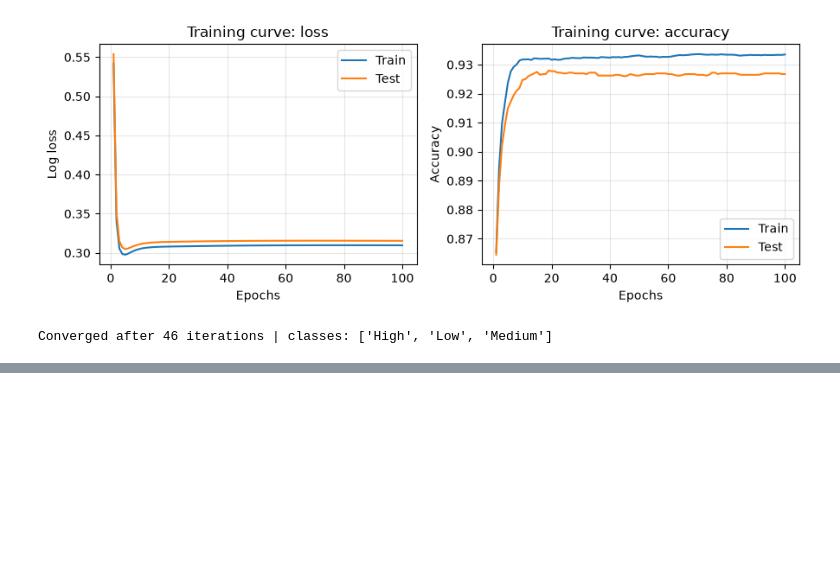
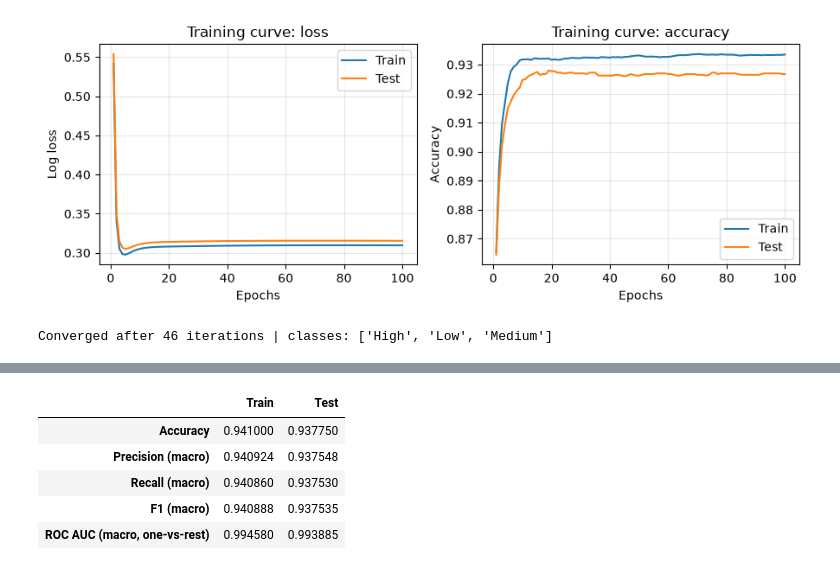
Before and after one commit to Shreyas-IITRPR/AI-Layoff-Risk-Predictor, a Jupyter notebook: ai101_team28.ipynb, the cells around one changed output, grey strips where cells are left out. Drawn from its saved outputs; the diff is of its cells as text; code cells hidden in the pictures; blank space fills up the shorter version.

Commit message:
implement model evaluation and metrics

```diff
--- a/ai101_team28.ipynb
+++ b/ai101_team28.ipynb
@@ -264,0 +268,27 @@ Converged after 46 iterations | classes: ['High', 'Low', 'Medium']
+# %%
+def evaluate(model, X_t, y_true):
+    pred = model.predict(X_t)
+    proba = model.predict_proba(X_t)
+    avg = {"average": "macro", "zero_division": 0}
+    metrics = {
+        "Accuracy": accuracy_score(y_true, pred),
+        "Precision (macro)": precision_score(y_true, pred, **avg),
+        "Recall (macro)": recall_score(y_true, pred, **avg),
+        "F1 (macro)": f1_score(y_true, pred, **avg),
+         "ROC AUC (macro, one-vs-rest)": roc_auc_score(y_true, proba, multi_class="ovr",
+                                                             average="macro", labels=model.classes_),
+    }
+    return metrics, pred
+
+train_metrics, train_pred = evaluate(model, X_train_t, y_train)
+test_metrics, test_pred = evaluate(model, X_test_t, y_test)
+results = pd.DataFrame({"Train": train_metrics, "Test": test_metrics})
+(OUT_DIR / "metrics.json").write_text(results.to_json(indent=2))
+results
+# %% [output]
+|  | Train | Test |
+| Accuracy | 0.941000 | 0.937750 |
+| Precision (macro) | 0.940924 | 0.937548 |
+| Recall (macro) | 0.940860 | 0.937530 |
+| F1 (macro) | 0.940888 | 0.937535 |
+| ROC AUC (macro, one-vs-rest) | 0.994580 | 0.993885 |
```
Also changed, not shown: parts of 1 cell of this notebook, 1 other file.
